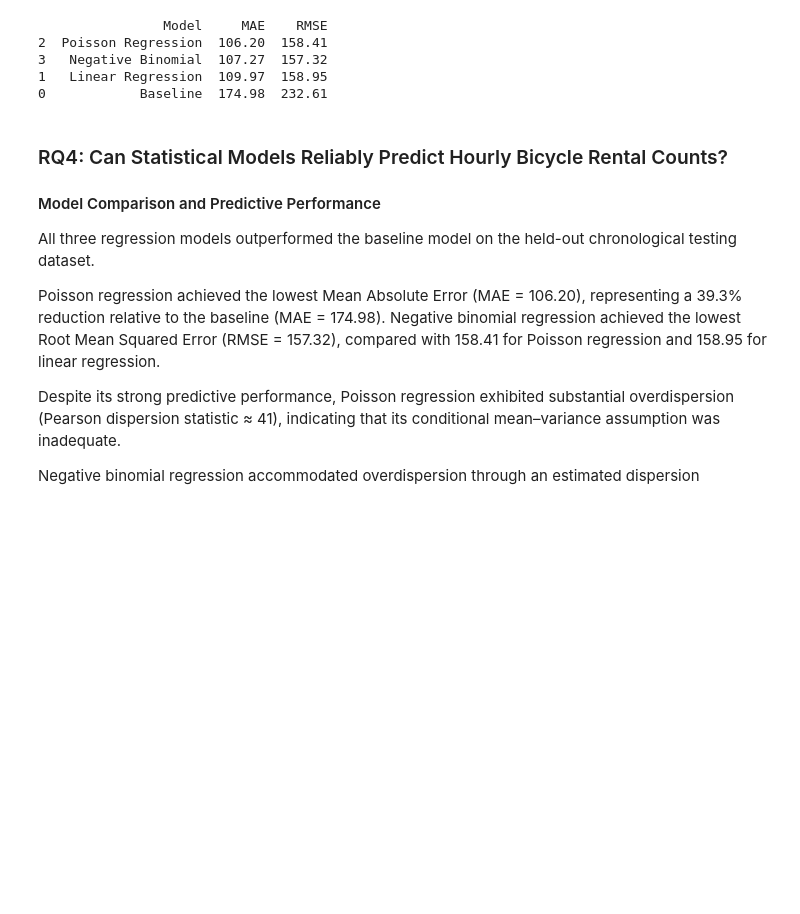
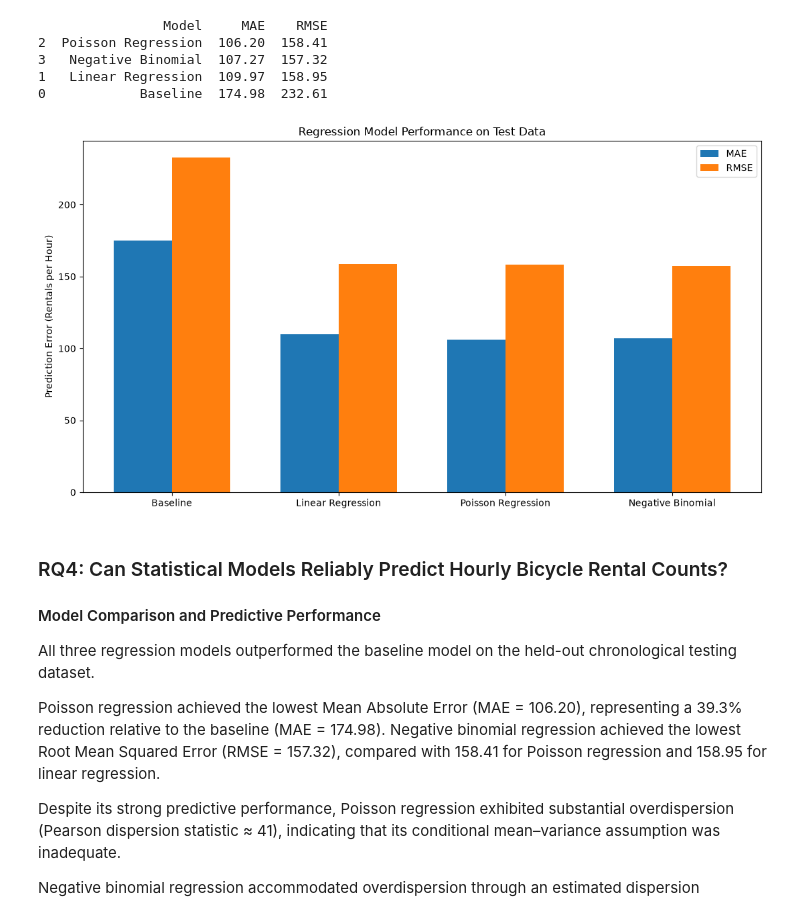
Before and after one commit to Ayush134vbt/bike_sharing_demand_analysis, a Jupyter notebook: notebooks/02_regression_modelling.ipynb, the cells around one changed output. Saved outputs shown, nothing was run; the diff lists cells and outputs as text; code cells hidden in the pictures; blank space fills up the shorter version.

```diff
--- a/notebooks/02_regression_modelling.ipynb
+++ b/notebooks/02_regression_modelling.ipynb
@@ -392,6 +392,56 @@ print(comparison.round(2))
 3   Negative Binomial  107.27  157.32
 1   Linear Regression  109.97  158.95
 0            Baseline  174.98  232.61
+# %%
+import matplotlib.pyplot as plt
+import numpy as np
+
+
+plot_data = comparison.set_index("Model").loc[
+    [
+        "Baseline",
+        "Linear Regression",
+        "Poisson Regression",
+        "Negative Binomial"
+    ]
+]
+
+x = np.arange(len(plot_data))
+width = 0.35
+
+fig, ax = plt.subplots(figsize=(11, 6))
+
+ax.bar(
+    x - width / 2,
+    plot_data["MAE"],
+    width,
+    label="MAE"
+)
+
+ax.bar(
+    x + width / 2,
+    plot_data["RMSE"],
+    width,
+    label="RMSE"
+)
+
+ax.set_xticks(x)
+ax.set_xticklabels(plot_data.index)
+
+ax.set_ylabel("Prediction Error (Rentals per Hour)")
+ax.set_title("Regression Model Performance on Test Data")
+ax.legend()
+
+plt.tight_layout()
+
+plt.savefig(
+    project_dr / "figures" / "model_comparison.png",
+    dpi=300,
+    bbox_inches="tight"
+)
+plt.show()
+# %% [output]
+[figure, added]
 # %% [markdown]
 ### RQ4: Can Statistical Models Reliably Predict Hourly Bicycle Rental Counts?
 
```
Also changed, not shown: 10 other files.
